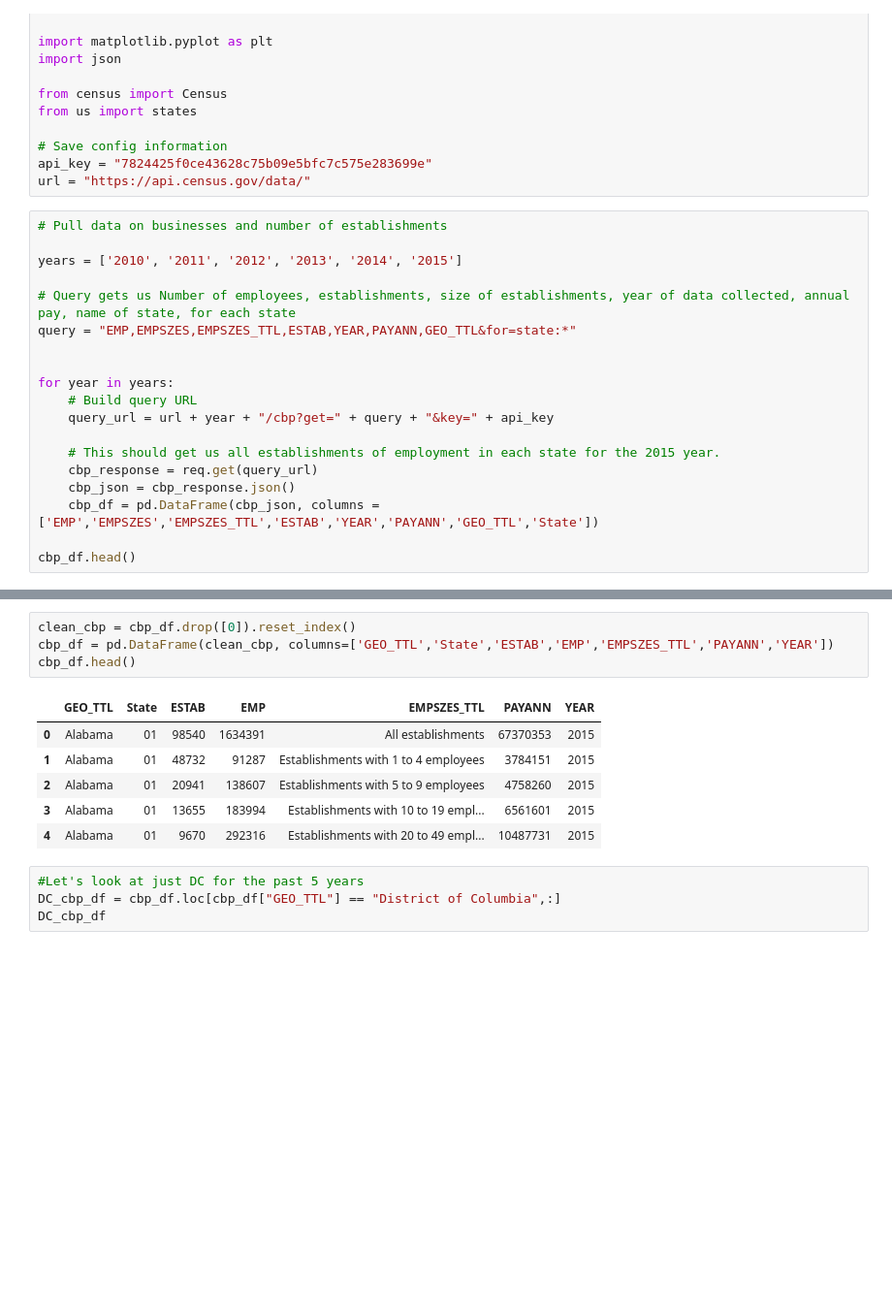
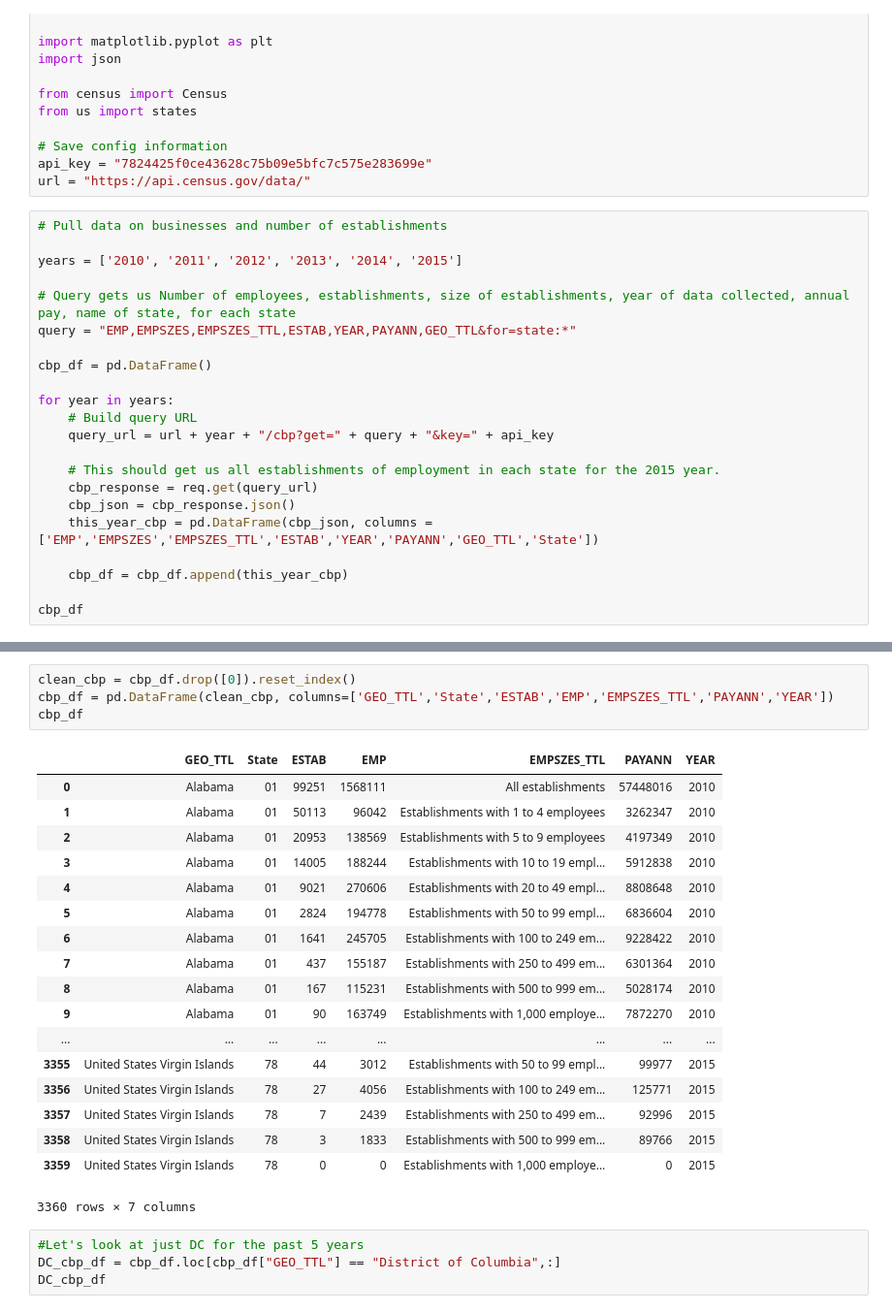
Before and after one commit to Airedyver/Census_Business_Vizualization, a Jupyter notebook: CBP API access .ipynb, the cells around one changed output, grey strips where cells are left out. Shown: that part at 97% size. Drawn from its saved outputs; the diff is of its cells as text; blank space fills up the shorter version.

```diff
--- a/CBP API access .ipynb
+++ b/CBP API access .ipynb
@@ -21,6 +21,7 @@ years = ['2010', '2011', '2012', '2013', '2014', '2015']
 # Query gets us Number of employees, establishments, size of establishments, year of data collected, annual pay, name of state, for each state
 query = "EMP,EMPSZES,EMPSZES_TTL,ESTAB,YEAR,PAYANN,GEO_TTL&for=state:*"
 
+cbp_df = pd.DataFrame()
 
 for year in years:
     # Build query URL
@@ -29,9 +30,11 @@ for year in years:
     # This should get us all establishments of employment in each state for the 2015 year.
     cbp_response = req.get(query_url)
     cbp_json = cbp_response.json()
-    cbp_df = pd.DataFrame(cbp_json, columns =['EMP','EMPSZES','EMPSZES_TTL','ESTAB','YEAR','PAYANN','GEO_TTL','State'])
+    this_year_cbp = pd.DataFrame(cbp_json, columns =['EMP','EMPSZES','EMPSZES_TTL','ESTAB','YEAR','PAYANN','GEO_TTL','State'])
 
-cbp_df.head()
+    cbp_df = cbp_df.append(this_year_cbp)
+
+cbp_df
 # %% [output]
 |  | EMP | EMPSZES | EMPSZES_TTL | ESTAB | YEAR | PAYANN | GEO_TTL | State |
 | 0 | EMP | EMPSZES | EMPSZES_TTL | ESTAB | YEAR | PAYANN | GEO_TTL | state |
@@ -42,14 +57,26 @@ cbp_df.head()
 # %%
 clean_cbp = cbp_df.drop([0]).reset_index()
 cbp_df = pd.DataFrame(clean_cbp, columns=['GEO_TTL','State','ESTAB','EMP','EMPSZES_TTL','PAYANN','YEAR'])
-cbp_df.head()
+cbp_df
 # %% [output]
 |  | GEO_TTL | State | ESTAB | EMP | EMPSZES_TTL | PAYANN | YEAR |
-| 0 | Alabama | 01 | 98540 | 1634391 | All establishments | 67370353 | 2015 |
-| 1 | Alabama | 01 | 48732 | 91287 | Establishments with 1 to 4 employees | 3784151 | 2015 |
-| 2 | Alabama | 01 | 20941 | 138607 | Establishments with 5 to 9 employees | 4758260 | 2015 |
-| 3 | Alabama | 01 | 13655 | 183994 | Establishments with 10 to 19 empl... | 6561601 | 2015 |
-| 4 | Alabama | 01 | 9670 | 292316 | Establishments with 20 to 49 empl... | 10487731 | 2015 |
+| 0 | Alabama | 01 | 99251 | 1568111 | All establishments | 57448016 | 2010 |
+| 1 | Alabama | 01 | 50113 | 96042 | Establishments with 1 to 4 employees | 3262347 | 2010 |
+| 2 | Alabama | 01 | 20953 | 138569 | Establishments with 5 to 9 employees | 4197349 | 2010 |
+| 3 | Alabama | 01 | 14005 | 188244 | Establishments with 10 to 19 empl... | 5912838 | 2010 |
+| 4 | Alabama | 01 | 9021 | 270606 | Establishments with 20 to 49 empl... | 8808648 | 2010 |
+| 5 | Alabama | 01 | 2824 | 194778 | Establishments with 50 to 99 empl... | 6836604 | 2010 |
+| 6 | Alabama | 01 | 1641 | 245705 | Establishments with 100 to 249 em... | 9228422 | 2010 |
+| 7 | Alabama | 01 | 437 | 155187 | Establishments with 250 to 499 em... | 6301364 | 2010 |
+| 8 | Alabama | 01 | 167 | 115231 | Establishments with 500 to 999 em... | 5028174 | 2010 |
+| 9 | Alabama | 01 | 90 | 163749 | Establishments with 1,000 employe... | 7872270 | 2010 |
+| ... | ... | ... | ... | ... | ... | ... | ... |
+| 3355 | United States Virgin Islands | 78 | 44 | 3012 | Establishments with 50 to 99 empl... | 99977 | 2015 |
+| 3356 | United States Virgin Islands | 78 | 27 | 4056 | Establishments with 100 to 249 em... | 125771 | 2015 |
+| 3357 | United States Virgin Islands | 78 | 7 | 2439 | Establishments with 250 to 499 em... | 92996 | 2015 |
+| 3358 | United States Virgin Islands | 78 | 3 | 1833 | Establishments with 500 to 999 em... | 89766 | 2015 |
+| 3359 | United States Virgin Islands | 78 | 0 | 0 | Establishments with 1,000 employe... | 0 | 2015 |
+3360 rows × 7 columns
 # %%
 #Let's look at just DC for the past 5 years
 DC_cbp_df = cbp_df.loc[cbp_df["GEO_TTL"] == "District of Columbia",:]
```
Also changed, not shown: parts of 1 cell of this notebook.
